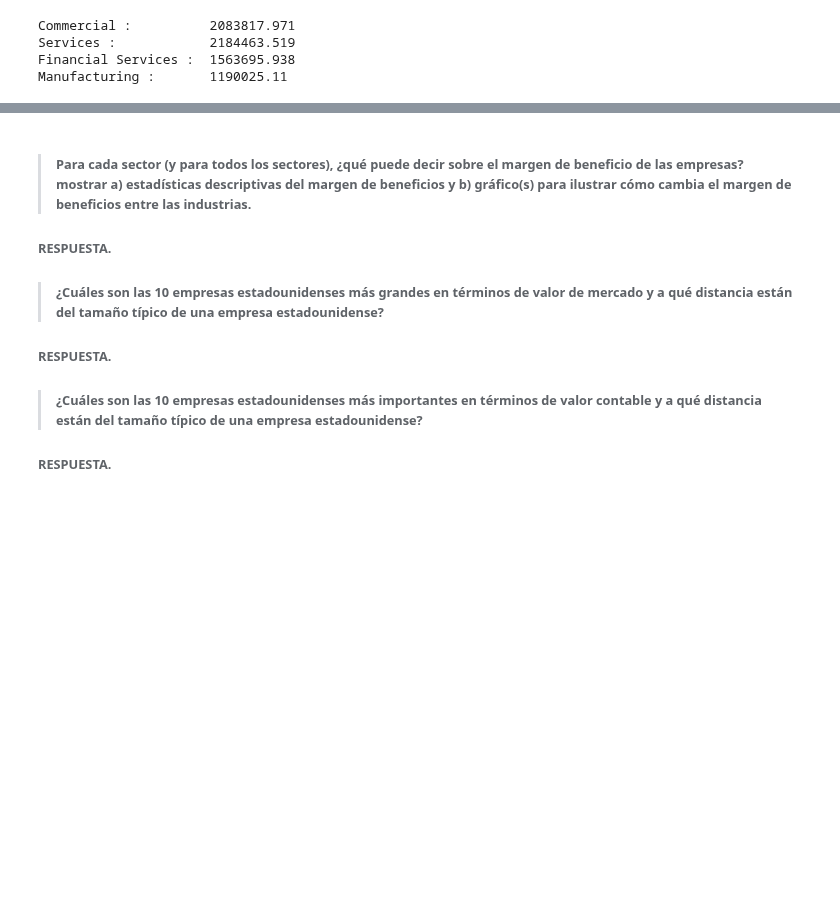
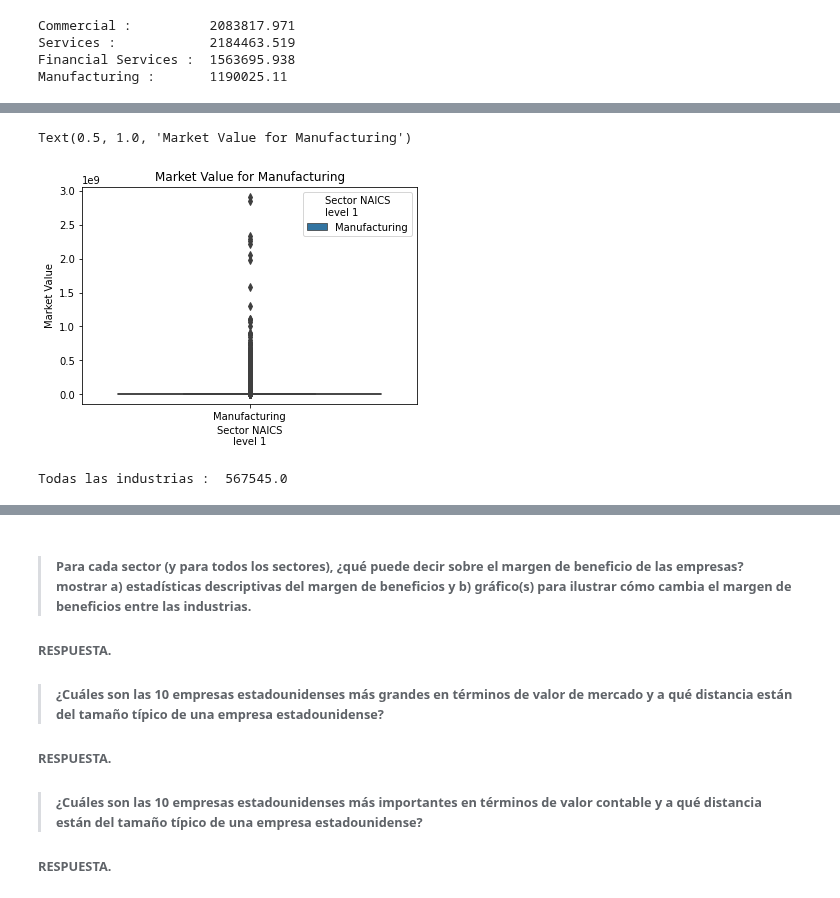
Before and after one commit to AnHrt/StatisticsII, a Jupyter notebook: Statistics/A01369984_BCase.ipynb, the cells around one changed output, grey strips where cells are left out. Drawn from its saved outputs; the diff is of its cells as text; code cells hidden in the pictures; blank space fills up the shorter version.

```diff
--- a/Statistics/A01369984_BCase.ipynb
+++ b/Statistics/A01369984_BCase.ipynb
@@ -314,0 +321,11 @@ US_Q2['Book Value of the Firms'].hist( grid=False, bins=35, legend=1)
+# %%
+# Market Value for Manufacturing
+sns.boxplot(x="Sector NAICS\nlevel 1",y="Market Value",data=manufacturing, hue="Sector NAICS\nlevel 1").set_title("Market Value for Manufacturing")
+# %% [output]
+Text(0.5, 1.0, 'Market Value for Manufacturing')
+[figure, added]
+# %%
+# Para todas las industrias en función del valor contable
+print('Todas las industrias : ',round(US_Firms["Book Value of the Firms"].median(),3))
+# %% [output]
+Todas las industrias :  567545.0
```
Also changed, not shown: parts of 15 cells of this notebook.
